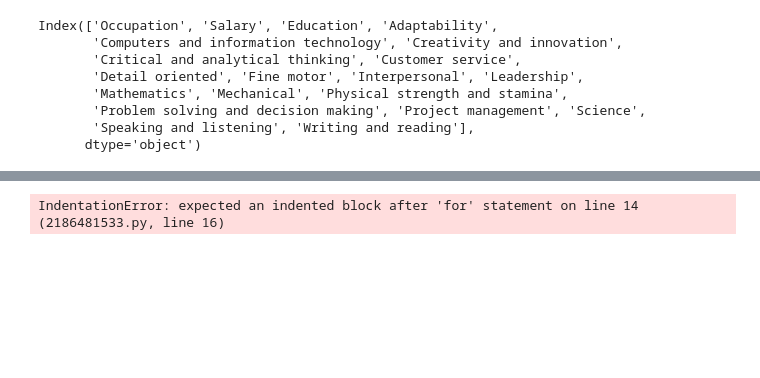
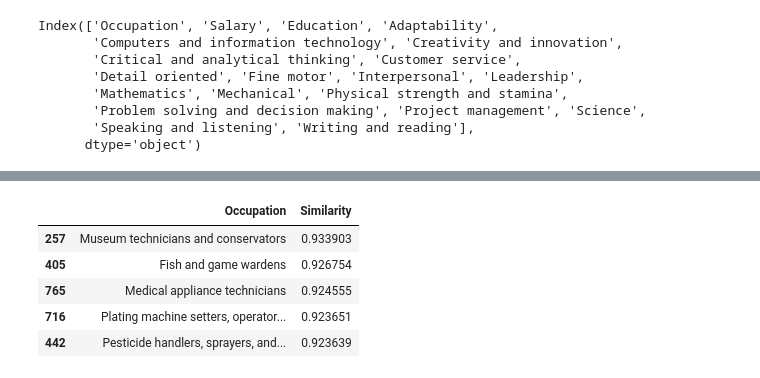
Before and after one commit to HenryRifle/LinkedOut-AI-Job-Board, a Jupyter notebook: Job_Recommender.ipynb, the cells around one changed output, grey strips where cells are left out. Saved outputs shown, nothing was run; the diff lists cells and outputs as text; code cells hidden in the pictures; blank space fills up the shorter version.

```diff
--- a/Big-Data-Project.ipynb
+++ b/Job_Recommender.ipynb
@@ -90,25 +90,24 @@ skills_data.head()
 | 5 | 3.0 | 4.0 | 3.6 | 3.4 | 3.7 | ... |
 # %%
 from sklearn.metrics.pairwise import cosine_similarity
+import random
 
-# skills_data = skills_data[skills_data[skill_names] == '-']
+user_skills = []
 
-# skills_df[skill_names] = skills_df[skill_names].replace('-',0)
-# skills_df[skill_names] = skills_df[skill_names].astype(float)
-
-# skills_data = skills_df[skill_names]
+for i in range(0,18):
+    user_skills.append(random.uniform(1,5))
 
 
-# user_skills = [4.1, 3.4, 2.3, 2.5, 3.0, 3.8, 5.0, 4.5, 3.5, 5.0, 3.2, 4.8, 2.3, 2.5, 3.0, 3.8,4.3,3.5]
-user_skills = []
-
-for i in range(0,10):
-    user_skills.append(np.random)
 cosine_similarities = cosine_similarity([user_skills], skills_data.astype(float))
 
 
 skills_df['Similarity'] = cosine_similarities[0]
 recommended_occupations = skills_df[['Occupation', 'Similarity']].sort_values(by='Similarity', ascending=False)
 recommended_occupations.head()
 # %% [output]
-IndentationError: expected an indented block after 'for' statement on line 14 (2186481533.py, line 16)
+|  | Occupation | Similarity |
+| 257 | Museum technicians and conservators | 0.933903 |
+| 405 | Fish and game wardens | 0.926754 |
+| 765 | Medical appliance technicians | 0.924555 |
+| 716 | Plating machine setters, operator... | 0.923651 |
+| 442 | Pesticide handlers, sprayers, and... | 0.923639 |
```
